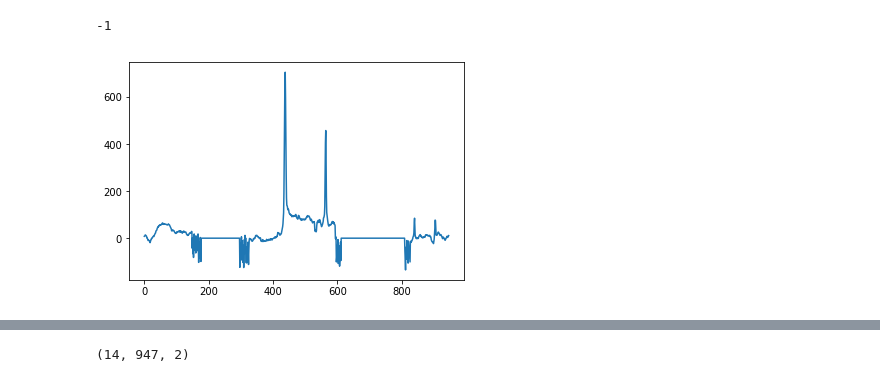
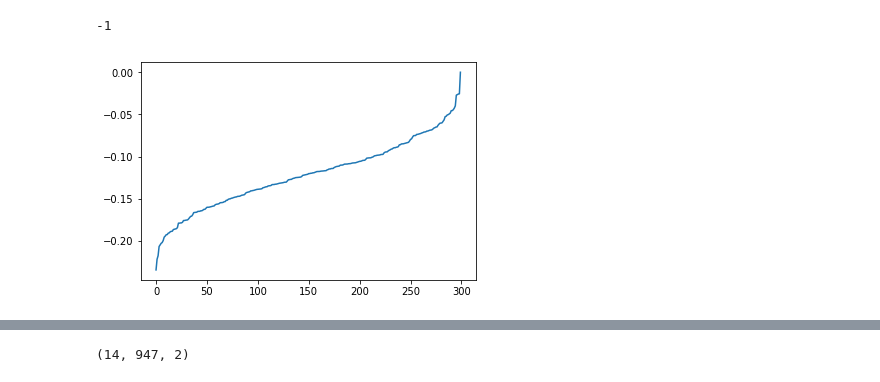
Before and after one commit to a1k0n/cycloid, a Jupyter notebook: design/coneslam/pf360.ipynb, the cells around one changed output, grey strips where cells are left out. Saved outputs shown, nothing was run; the diff lists cells and outputs as text; code cells hidden in the pictures.

```diff
--- a/design/coneslam/pf360.ipynb
+++ b/design/coneslam/pf360.ipynb
@@ -42,16 +45,20 @@ def frameloop():
     vest2 = 0.0
 
     bg = cv2.imread("bball-2cm.png")
-    f = open("/opt/data/cycloid/home20190416/cycloid-20190416-224020.rec", "rb")
+    #f = open("/opt/data/cycloid/home20190416/cycloid-20190416-231553.rec", "rb")
+    f = open("/opt/data/cycloid/home20190416/cycloid-20190418-181923.rec", "rb")
+
     while True:
         ok, framedata = recordreader.read_frame(f)
         if not ok:
             break
 
-        tstamp, carstate, particles, controldata, conesx, frame = framedata
-        throttle, steering, accel, gyro, servo, wheels, periods = carstate
+        #tstamp, carstate, particles, controldata, conesx, frame = framedata
 
-        frame = frame.reshape((-1, 640))
+        tstamp = framedata['tstamp']
+        frame = framedata['yuv420']
+        throttle, steering, accel, gyro, servo, wheels, periods = framedata['carstate']
+
         if prevtstamp is None:
             prevtstamp = tstamp - 1.0 / 30
         if last_wheels is None:
@@ -83,14 +90,23 @@ def frameloop():
         #thr = (uv[:, :, 1]/4 - uv[:, :, 0]/4 + 128).astype(np.uint8)
         #activation = (uv[:, :, 1]-40)*10 + 128
         activation = uv[:, :, 1]
-        activation[yuv[:, :, 1] == 0] = 0
+        activation[yuv[:, :, 0] == 0] = 0
         thr = np.clip(activation + 128, 0, 255).astype(np.uint8)
         activation = np.sum(activation, axis=0)
         thr[:, np.argmax(activation)] = 255
 
         LL, coneangle = pf360.likelihood(X, activation)
         conex = coneangle.astype(np.int) % len(activation)
-        thr[10:, conex.reshape(-1)] = 255
+        #thr[np.random.randint(4, size=300*5).astype(np.int) + 10, conex.reshape(-1)] = 255
+        hist = np.zeros(thr.shape[1])
+        np.add.at(hist, conex.reshape(-1), 10)
+        thr[10:15] = np.clip(hist, 0, 255)
+        if 'c0' in framedata:
+            N = thr.shape[1]
+            thr = np.vstack([thr, np.zeros((10, N), np.uint8)])
+            thr[-10:-5, framedata['c0'] % N] = 255
+            thr[-5:, framedata['c1'] % N] = 255
+
         if ds > 0:
             X = pf360.resample_particles(X, LL)
 
@@ -107,38 +123,48 @@ def frameloop():
         mapview[xj[xin], xi[xin], 1] = 255
         mapview[xj[xin], xi[xin], 2] = 255
 
+        if 'particles' in framedata:
+            xp = framedata['particles'].T
+            xi = np.uint32(xp[0]/a)
+            xj = np.uint32(-xp[1]/a)
+            xin = (xi >= 0) & (xi < mapview.shape[1]) & (xj >= 0) & (xj < mapview.shape[0])
+            mapview[xj[xin], xi[xin], :] = 0
+            mapview[xj[xin], xi[xin], 1] = 255
+            mapview[xj[xin], xi[xin], 2] = 0
+
         x = np.mean(X, axis=1)
         P = np.cov(X)
         x0, y0 = x[:2] / a
         dx, dy = 20*np.cos(x[2]), 20*np.sin(x[2])
         U, V, _ = np.linalg.svd(P[:2, :2])
-        axes = np.sqrt(V)
+        axes = np.sqrt(V) / a
         angle = -np.arctan2(U[0, 1], U[0, 0]) * 180 / np.pi
         cv2.ellipse(mapview, (int(x0), -int(y0)), (int(axes[0]), int(axes[1])),
                     angle, 0, 360, (0, 0, 220), 1)
         cv2.circle(mapview, (int(x0), -int(y0)), 3, (0, 0, 220), 2)
         cv2.line(mapview, (int(x0), -int(y0)), (int(x0+dx), -int(y0+dy)), (0, 0, 220), 2)
 
         for l in range(len(L)):
             lxy = (int(L[l, 0]/a), -int(L[l, 1]/a))
             cv2.circle(mapview, lxy, 3, (0, 128, 255), 3)
             cv2.putText(mapview, "%d" % l, (lxy[0] + 3, lxy[1] + 3), cv2.FONT_HERSHEY_SIMPLEX, 0.6, (0, 0, 0), 1, cv2.LINE_AA)
 
         cv2.putText(mapview, tstring, (20, 30), cv2.FONT_HERSHEY_SIMPLEX, 0.5, (255, 255, 255), 1, cv2.LINE_AA)
         cv2.imshow("map", mapview)
 
         k = cv2.waitKey()
         if k == ord('q'):
             break
             ts
-    return X, activation
+    return X, activation, LL
 
 
-X, activation = frameloop()
-plt.plot(activation)
+X, activation, LL = frameloop()
+#plt.plot(activation)
+plt.plot(np.sort(LL))
 
 cv2.destroyAllWindows()
 cv2.waitKey(1)
 # %% [output]
 -1
-[figure, old version]
+[figure, new version]
```
Also changed, not shown: parts of 6 cells of this notebook, 11 other files.
